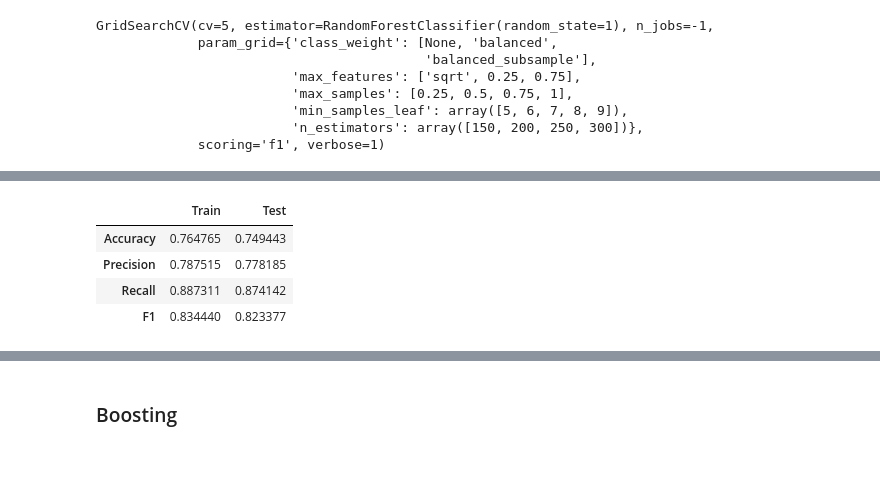
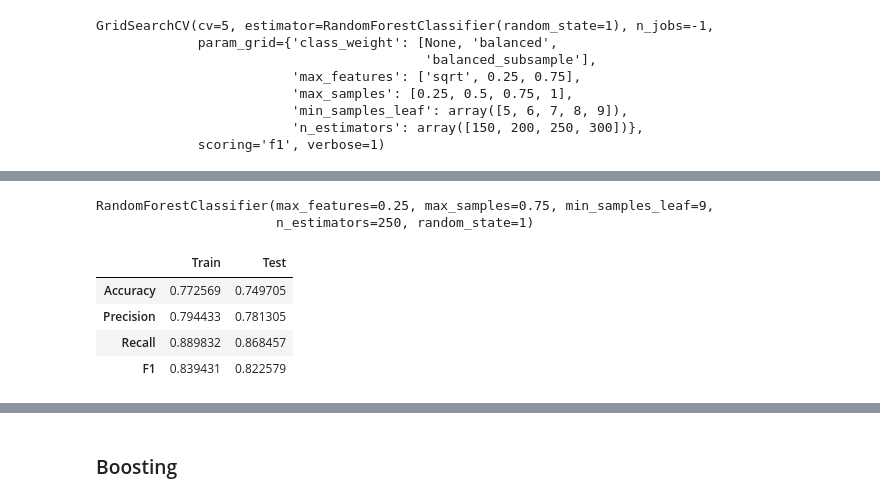
Before and after one commit to hhboorstein/ds_portfolio, a Jupyter notebook: DSBA_Ensemble.ipynb, the cells around one changed output, grey strips where cells are left out. Saved outputs shown, nothing was run; the diff lists cells and outputs as text; code cells hidden in the pictures; blank space fills up the shorter version.

```diff
--- a/DSBA_Ensemble.ipynb
+++ b/DSBA_Ensemble.ipynb
@@ -672,14 +704,18 @@ def scores(model):
   metrics for the specified model.'''
 
   score_idx=['Accuracy','Precision','Recall','F1']
-  score_list_train=[metrics.accuracy_score(y_train,model.predict(X_train)),
-                    metrics.precision_score(y_train,model.predict(X_train)),
-                    metrics.recall_score(y_train,model.predict(X_train)),
-                    metrics.f1_score(y_train,model.predict(X_train))]
-  score_list_test=[metrics.accuracy_score(y_test,model.predict(X_test)),
-                   metrics.precision_score(y_test,model.predict(X_test)),
-                   metrics.recall_score(y_test,model.predict(X_test)),
-                   metrics.f1_score(y_test,model.predict(X_test))]
+  X_train_pred=model.predict(X_train)
+  score_list_train=[metrics.accuracy_score(y_train,X_train_pred),
+                    metrics.precision_score(y_train,X_train_pred),
+                    metrics.recall_score(y_train,X_train_pred),
+                    metrics.f1_score(y_train,X_train_pred)]
+
+  X_test_pred=model.predict(X_test)
+  score_list_test=[metrics.accuracy_score(y_test,X_test_pred),
+                   metrics.precision_score(y_test,X_test_pred),
+                   metrics.recall_score(y_test,X_test_pred),
+                   metrics.f1_score(y_test,X_test_pred)]
+
   df=pd.DataFrame(index=score_idx)
   df['Train']=score_list_train
   df['Test']=score_list_test
@@ -1094,10 +1186,17 @@ go.best_params_
  'min_samples_leaf': 9,
  'n_estimators': 250}
+# %%
+rf_tuned=go.best_estimator_
+
+rf_tuned.fit(X_train,y_train)
+# %% [output]
+RandomForestClassifier(max_features=0.25, max_samples=0.75, min_samples_leaf=9,
+                       n_estimators=250, random_state=1)
 # %%
-scores(go)
+scores(rf_tuned)
 # %% [output]
 |  | Train | Test |
-| Accuracy | 0.764765 | 0.749443 |
-| Precision | 0.787515 | 0.778185 |
-| Recall | 0.887311 | 0.874142 |
-| F1 | 0.834440 | 0.823377 |
+| Accuracy | 0.772569 | 0.749705 |
+| Precision | 0.794433 | 0.781305 |
+| Recall | 0.889832 | 0.868457 |
+| F1 | 0.839431 | 0.822579 |
```
Also changed, not shown: parts of 56 cells of this notebook.
